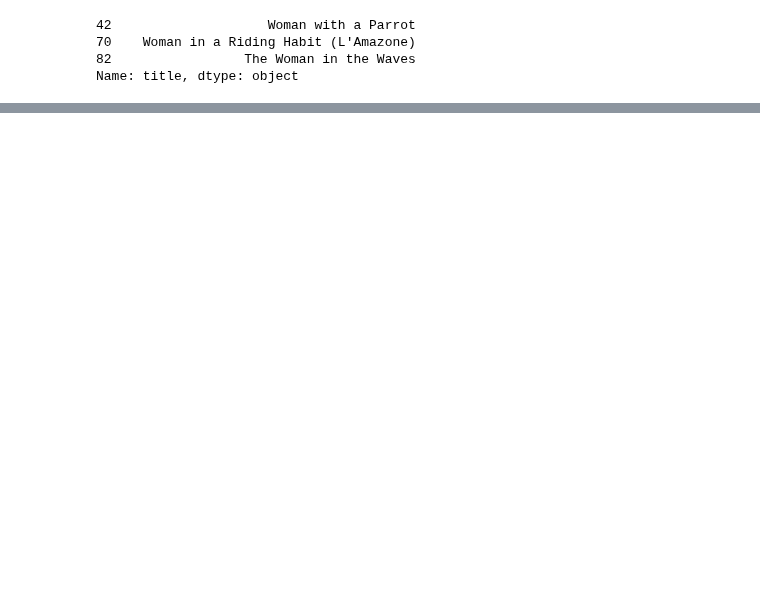
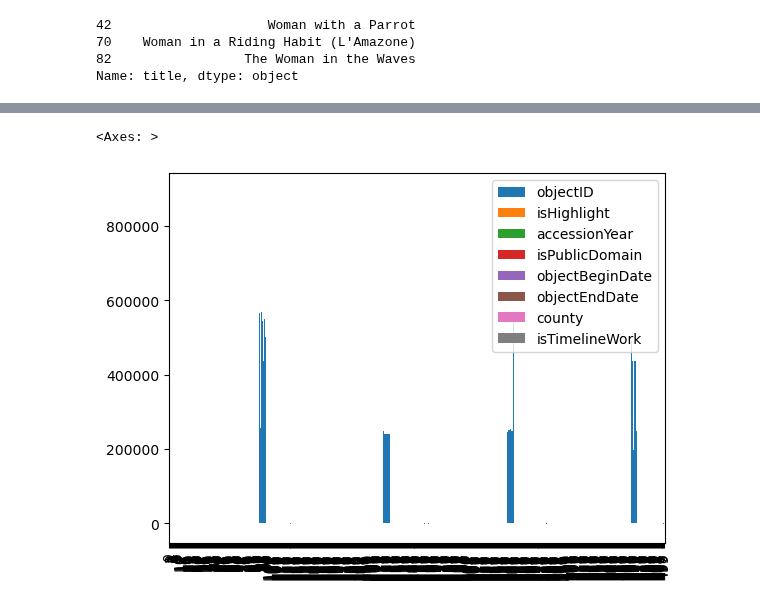
Before and after one commit to gofilipa/664, a Jupyter notebook: analyzing/pandas.ipynb, the cells around one changed output, grey strips where cells are left out. Cells and saved outputs as stored; diff of their text form; code cells hidden in the pictures; blank space fills up the shorter version.

```diff
--- a/analyzing/pandas.ipynb
+++ b/analyzing/pandas.ipynb
@@ -471,0 +492,5 @@ Name: title, dtype: object
+# %%
+df.plot(kind = 'bar')
+# %% [output]
+<Axes: >
+[figure, added]
```
Also changed, not shown: parts of 39 cells of this notebook, 6 other files.
